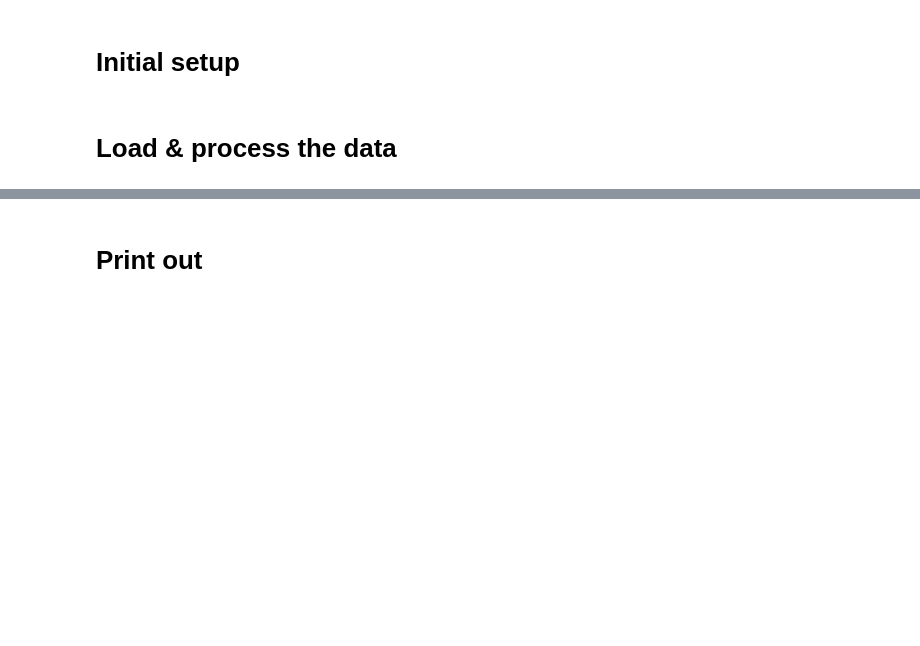
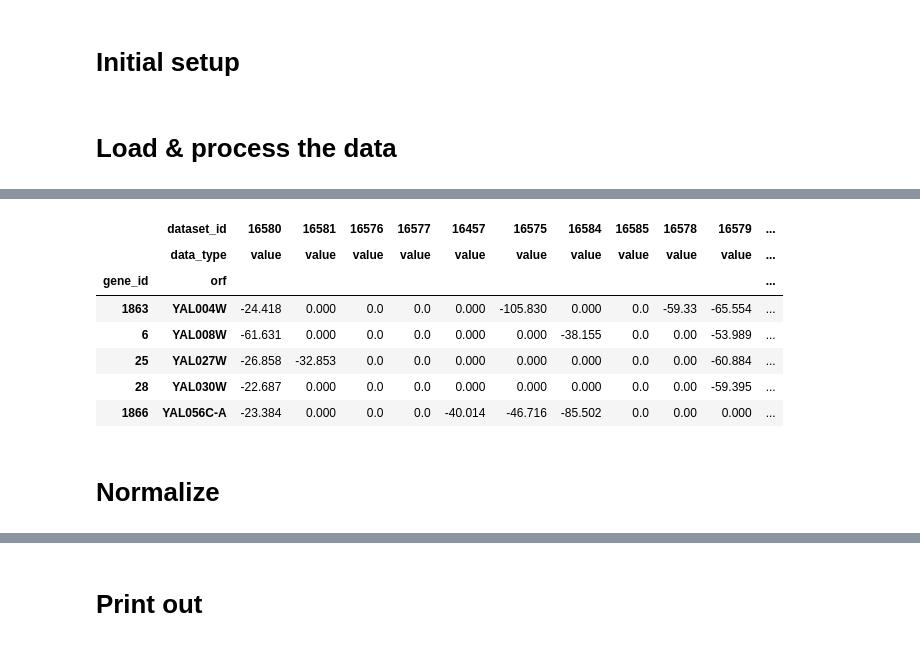
Before and after one commit to yeastphenome/yp-data, a Jupyter notebook: Datasets/20429770/code.ipynb, the cells around one changed output, grey strips where cells are left out. Cells and saved outputs as stored; diff of their text form; code cells hidden in the pictures; blank space fills up the shorter version.

```diff
--- a/Datasets/20429770/code.ipynb
+++ b/Datasets/20429770/code.ipynb
@@ -116,7 +146,0 @@ datasets = datasets.reindex(index=dataset_ids)
-# %%
-data.columns = datasets['name'].values
-# %%
-data = data.groupby(data.index).mean()
-# %%
-# Create row index
-data.index.name='orf'
@@ -126,0 +157,18 @@ Final data dimensions: 2134 x 16
+# %%
+data['gene_id'] = gene_ids
+data = data.loc[data['gene_id'].notnull()]
+data['gene_id'] = data['gene_id'].astype(int)
+data = data.reset_index().set_index(['gene_id','orf'])
+
+data.head()
+# %% [output]
+|  | dataset_id | 16580 | 16581 | 16576 | 16577 | 16457 | 16575 | 16584 | 16585 | 16578 | 16579 | ... |
+|  | data_type | value | value | value | value | value | value | value | value | value | value | ... |
+| gene_id | orf |  |  |  |  |  |  |  |  |  |  | ... |
+| 1863 | YAL004W | -24.418 | 0.000 | 0.0 | 0.0 | 0.000 | -105.830 | 0.000 | 0.0 | -59.33 | -65.554 | ... |
+| 6 | YAL008W | -61.631 | 0.000 | 0.0 | 0.0 | 0.000 | 0.000 | -38.155 | 0.0 | 0.00 | -53.989 | ... |
+| 25 | YAL027W | -26.858 | -32.853 | 0.0 | 0.0 | 0.000 | 0.000 | 0.000 | 0.0 | 0.00 | -60.884 | ... |
+| 28 | YAL030W | -22.687 | 0.000 | 0.0 | 0.0 | 0.000 | 0.000 | 0.000 | 0.0 | 0.00 | -59.395 | ... |
+| 1866 | YAL056C-A | -23.384 | 0.000 | 0.0 | 0.0 | -40.014 | -46.716 | -85.502 | 0.0 | 0.00 | 0.000 | ... |
+# %% [markdown]
+# Normalize
```
Also changed, not shown: parts of 49 cells of this notebook, 5 other files.
